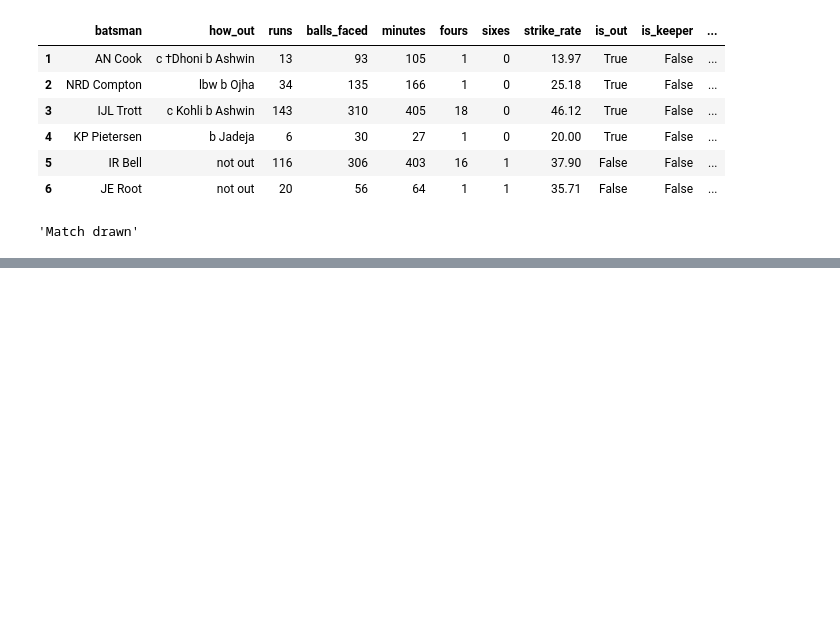
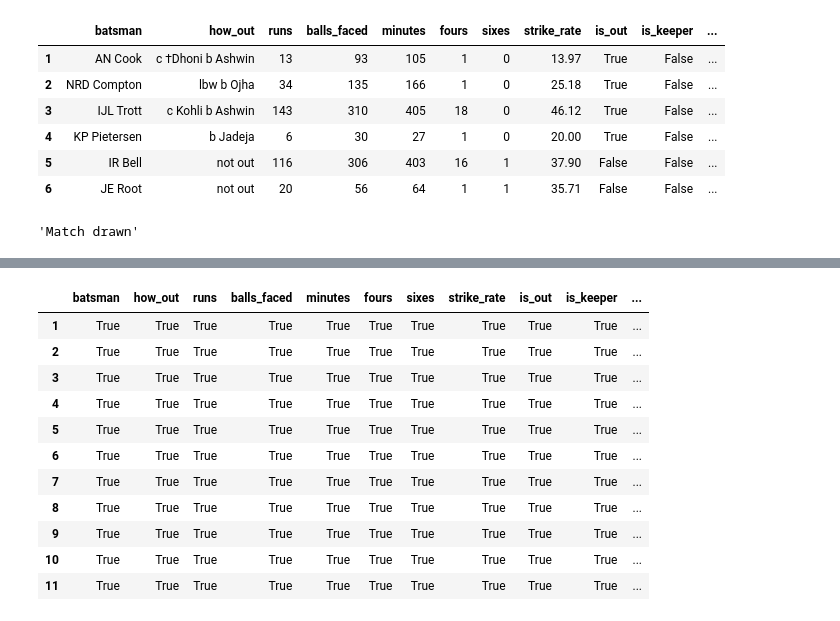
Before and after one commit to willcanniford/cricketer-analysis, a Jupyter notebook: match_class.ipynb, the cells around one changed output, grey strips where cells are left out. Drawn from its saved outputs; the diff is of its cells as text; code cells hidden in the pictures; blank space fills up the shorter version.

Commit message:
Add select_innings method to Match class
Allows for the use of an int to select innings for easier computations later.

```diff
--- a/match_class.ipynb
+++ b/match_class.ipynb
@@ -116,0 +122,15 @@ match.result
+# %%
+match.select_innings(1).batting() == match.first_innings().batting()
+# %% [output]
+|  | batsman | how_out | runs | balls_faced | minutes | fours | sixes | strike_rate | is_out | is_keeper | ... |
+| 1 | True | True | True | True | True | True | True | True | True | True | ... |
+| 2 | True | True | True | True | True | True | True | True | True | True | ... |
+| 3 | True | True | True | True | True | True | True | True | True | True | ... |
+| 4 | True | True | True | True | True | True | True | True | True | True | ... |
+| 5 | True | True | True | True | True | True | True | True | True | True | ... |
+| 6 | True | True | True | True | True | True | True | True | True | True | ... |
+| 7 | True | True | True | True | True | True | True | True | True | True | ... |
+| 8 | True | True | True | True | True | True | True | True | True | True | ... |
+| 9 | True | True | True | True | True | True | True | True | True | True | ... |
+| 10 | True | True | True | True | True | True | True | True | True | True | ... |
+| 11 | True | True | True | True | True | True | True | True | True | True | ... |
```
Also changed, not shown: parts of 4 cells of this notebook, 1 other file.
